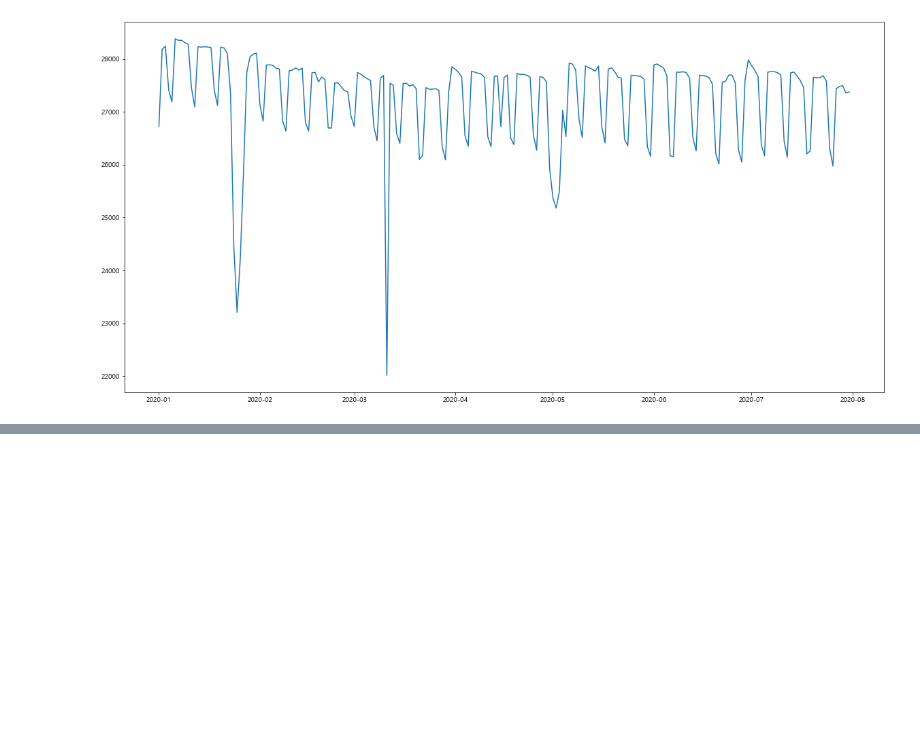
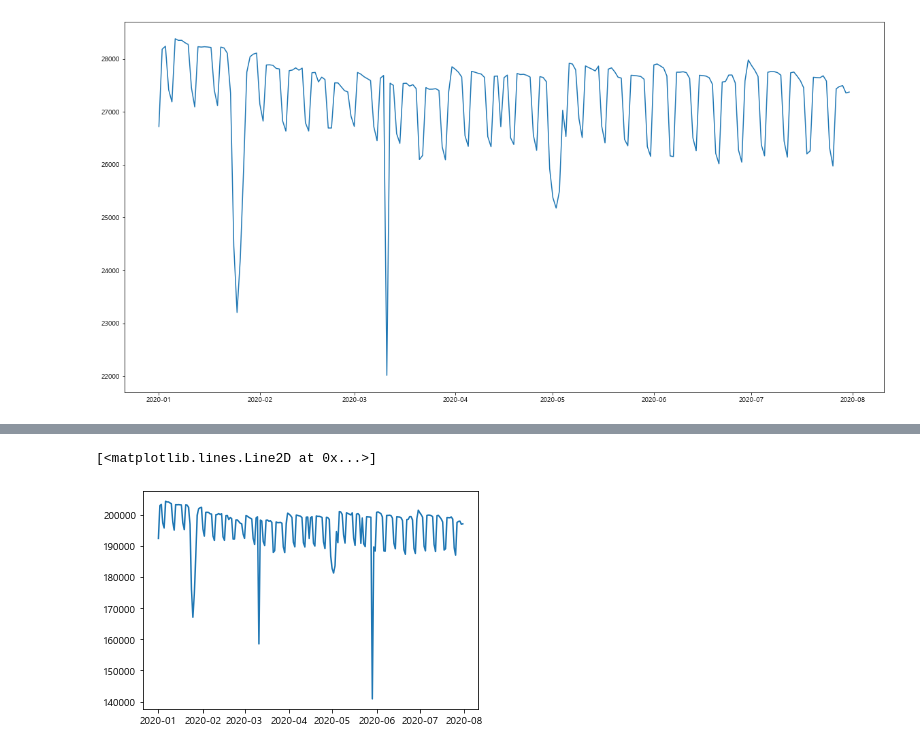
Before and after one commit to Lagom92/covid_visualize, a Jupyter notebook: note/floating_intro.ipynb, the cells around one changed output, grey strips where cells are left out. Cells and saved outputs as stored; diff of their text form; code cells hidden in the pictures; blank space fills up the shorter version.

```diff
--- a/note/floating_intro.ipynb
+++ b/note/floating_intro.ipynb
@@ -251,0 +222,5 @@ plt.scatter(sr.index, sr.values)
+# %%
+sum_sr = df.groupby(['날짜'])['유동인구수'].sum()
+sum_sr['2020-02-23'] = sum_sr['2020-02-22']
+sum_sr = sum_sr // 10**3
+sum_sr
@@ -251,0 +241,5 @@ plt.scatter(sr.index, sr.values)
+# %%
+plt.plot(sum_sr)
+# %% [output]
+[<matplotlib.lines.Line2D at 0x...>]
+[figure, added]
```
Also changed, not shown: parts of 19 cells of this notebook.
